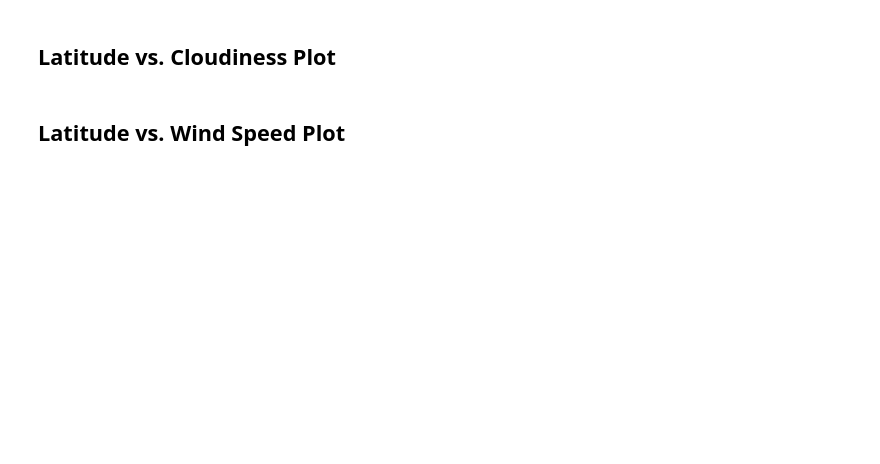
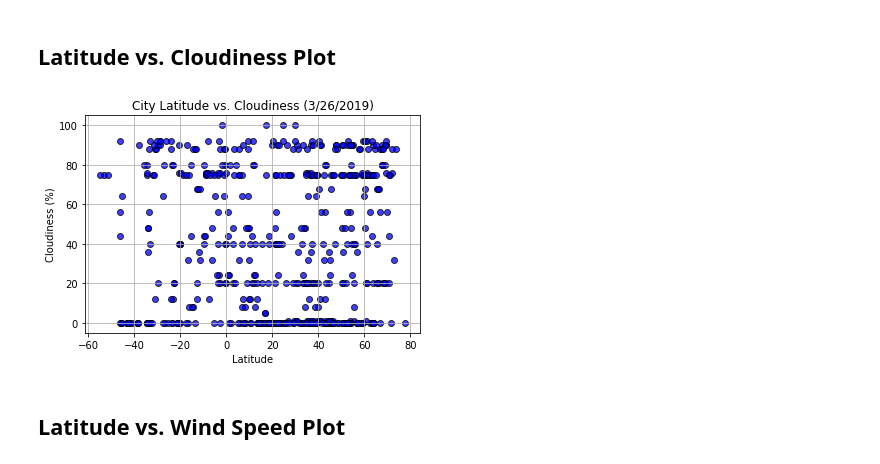
Before and after one commit to kglibrarian/weatherpy, a Jupyter notebook: main.ipynb, the cells around one changed output. Drawn from its saved outputs; the diff is of its cells as text; code cells hidden in the pictures; blank space fills up the shorter version.

```diff
--- a/main.ipynb
+++ b/main.ipynb
@@ -320,4 +341,26 @@ plt.show()
 # %% [markdown]
 ## Latitude vs. Cloudiness Plot
+# %%
+# Tells matplotlib that we want to make a scatter plot
+x_axis = new_cities_df_2["Latitude"]
+y_axis = new_cities_df_2["Cloudiness(%)"]
+
+plt.scatter(x_axis, y_axis, marker="o", facecolors="blue", edgecolors="black",
+            alpha=0.75)
+
+
+#plt.legend(label)
+plt.grid(True)
+plt.xlabel('Latitude')
+plt.ylabel('Cloudiness (%)')
+plt.title('City Latitude vs. Cloudiness (3/26/2019)')
+
+# Save Figure
+plt.savefig("CloudinessvsLatitude.png")
+plt.show()
+
+plt.show()
+# %% [output]
+[figure, added]
 # %% [markdown]
 ## Latitude vs. Wind Speed Plot
```
Also changed, not shown: parts of 4 cells of this notebook, 4 other files.
